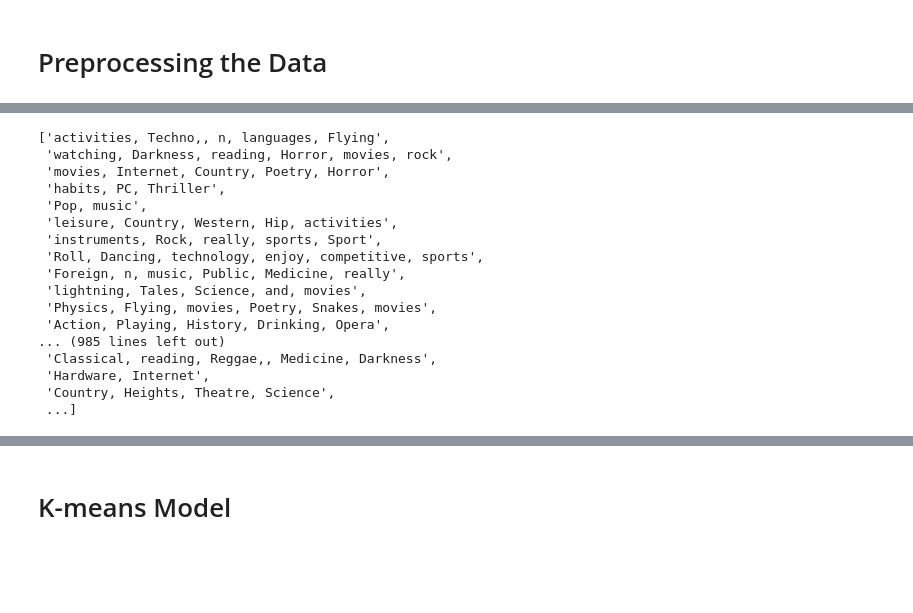
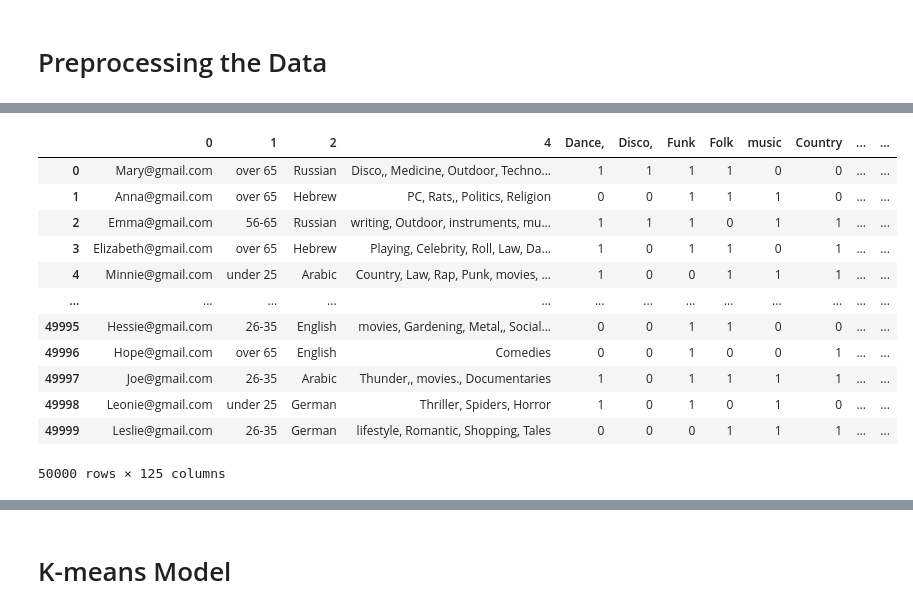
Before and after one commit to yaniv92648/Sup, a Jupyter notebook: Sup.ipynb, the cells around one changed output, grey strips where cells are left out. Saved outputs shown, nothing was run; the diff lists cells and outputs as text; code cells hidden in the pictures; blank space fills up the shorter version.

```diff
--- a/Sup.ipynb
+++ b/Sup.ipynb
@@ -124 +127,19 @@ from collections import Counter
+# %%
+df = pd.concat([df_final, df2], axis=1)
+df.drop(columns=3, axis=1, inplace=True)
+df
+# %% [output]
+|  | 0 | 1 | 2 | 4 | Dance, | Disco, | Funk | Folk | music | Country | ... | ... |
+| 0 | Mary@gmail.com | over 65 | Russian | Disco,, Medicine, Outdoor, Techno... | 1 | 1 | 1 | 1 | 0 | 0 | ... | ... |
+| 1 | Anna@gmail.com | over 65 | Hebrew | PC, Rats,, Politics, Religion | 0 | 0 | 1 | 1 | 1 | 0 | ... | ... |
+| 2 | Emma@gmail.com | 56-65 | Russian | writing, Outdoor, instruments, mu... | 1 | 1 | 1 | 0 | 1 | 1 | ... | ... |
+| 3 | Elizabeth@gmail.com | over 65 | Hebrew | Playing, Celebrity, Roll, Law, Da... | 1 | 0 | 1 | 1 | 0 | 1 | ... | ... |
+| 4 | Minnie@gmail.com | under 25 | Arabic | Country, Law, Rap, Punk, movies, ... | 1 | 0 | 0 | 1 | 1 | 1 | ... | ... |
+| ... | ... | ... | ... | ... | ... | ... | ... | ... | ... | ... | ... | ... |
+| 49995 | Hessie@gmail.com | 26-35 | English | movies, Gardening, Metal,, Social... | 0 | 0 | 1 | 1 | 0 | 0 | ... | ... |
+| 49996 | Hope@gmail.com | over 65 | English | Comedies | 0 | 0 | 1 | 0 | 0 | 1 | ... | ... |
+| 49997 | Joe@gmail.com | 26-35 | Arabic | Thunder,, movies., Documentaries | 1 | 0 | 1 | 1 | 1 | 1 | ... | ... |
+| 49998 | Leonie@gmail.com | under 25 | German | Thriller, Spiders, Horror | 1 | 0 | 1 | 0 | 1 | 0 | ... | ... |
+| 49999 | Leslie@gmail.com | 26-35 | German | lifestyle, Romantic, Shopping, Tales | 0 | 0 | 0 | 1 | 1 | 1 | ... | ... |
+50000 rows × 125 columns
 # %%
@@ -133,20 +148,0 @@ documents = df_final.Other.tolist()
-# %%
-documents
-# %% [output]
-['activities, Techno,, n, languages, Flying',
- 'watching, Darkness, reading, Horror, movies, rock',
- 'movies, Internet, Country, Poetry, Horror',
- 'habits, PC, Thriller',
- 'Pop, music',
- 'leisure, Country, Western, Hip, activities',
- 'instruments, Rock, really, sports, Sport',
- 'Roll, Dancing, technology, enjoy, competitive, sports',
- 'Foreign, n, music, Public, Medicine, really',
- 'lightning, Tales, Science, and, movies',
- 'Physics, Flying, movies, Poetry, Snakes, movies',
- 'Action, Playing, History, Drinking, Opera',
-... (985 lines left out)
- 'Classical, reading, Reggae,, Medicine, Darkness',
- 'Hardware, Internet',
- 'Country, Heights, Theatre, Science',
- ...]
```
Also changed, not shown: parts of 28 cells of this notebook.
